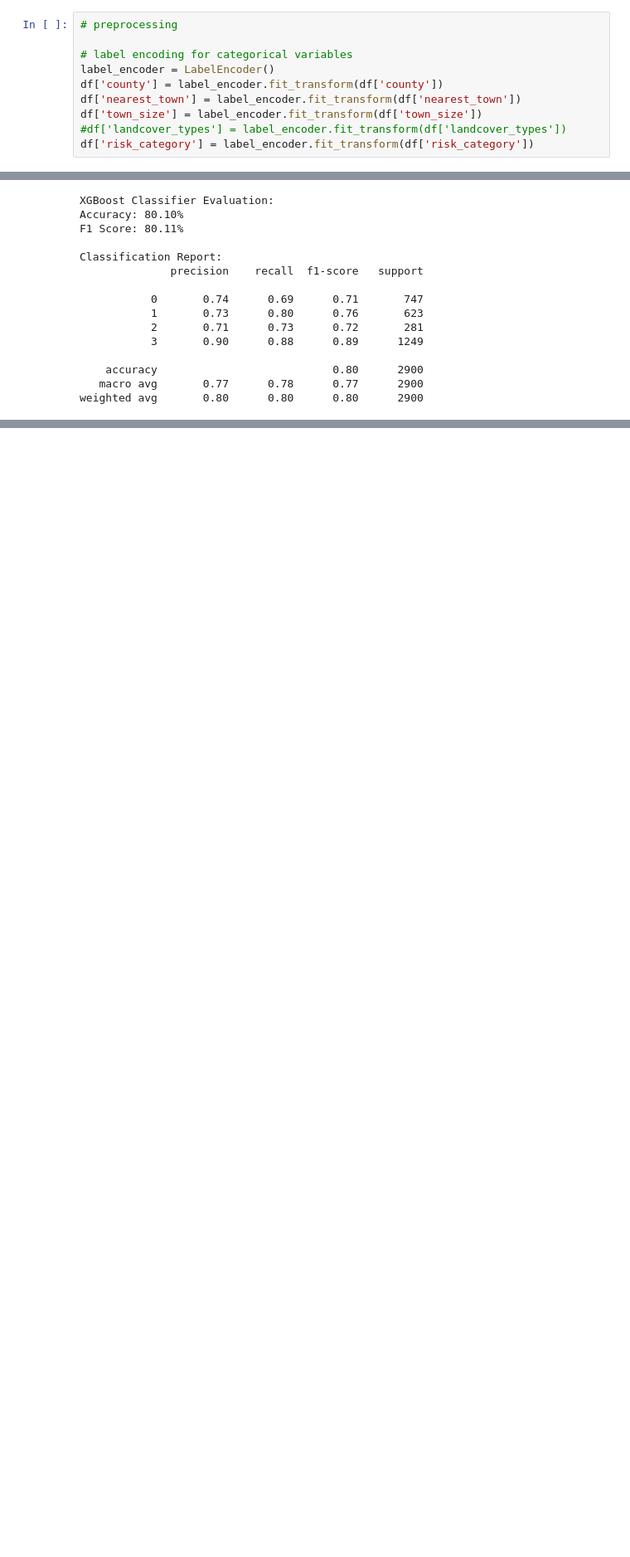
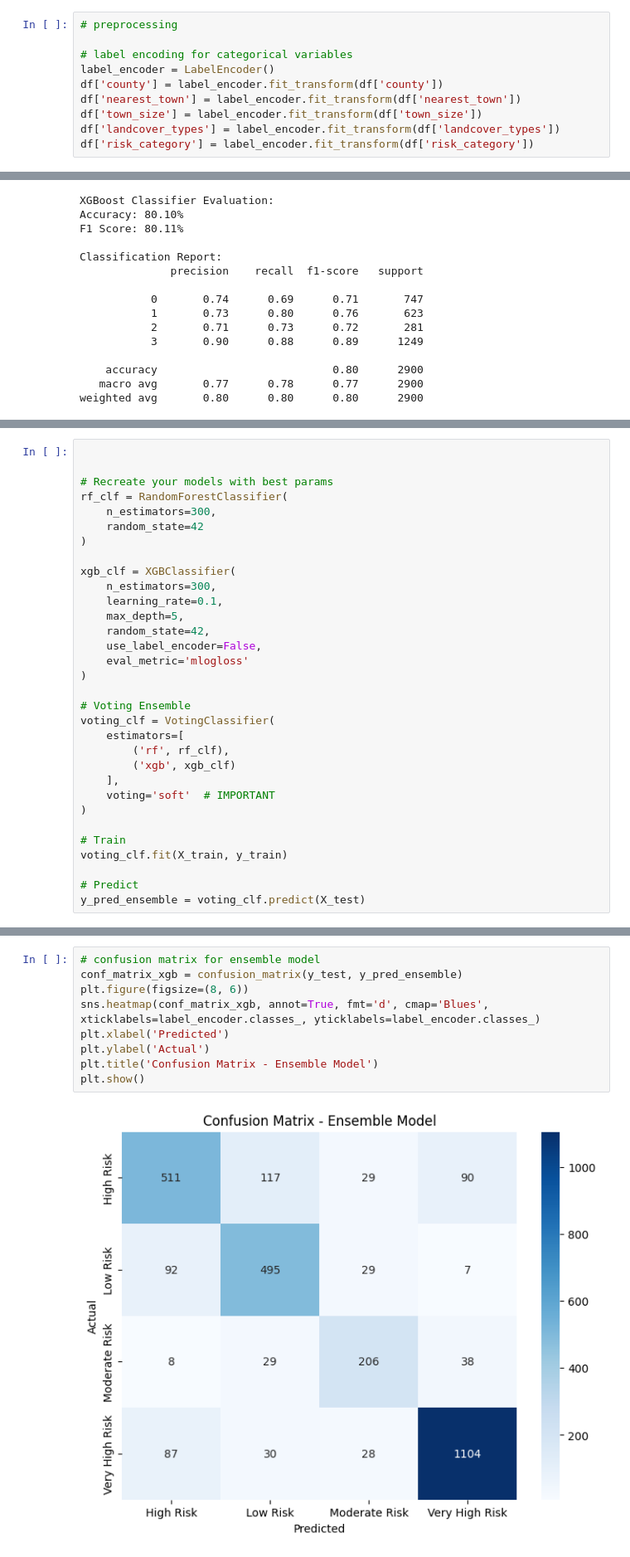
Before and after one commit to kennethnyangweso/Flood-Risk-Analysis-with-GIS, a Jupyter notebook: Modeling Notebook.ipynb, the cells around one changed output, grey strips where cells are left out. Shown at 83% size. Cells and saved outputs as stored; diff of their text form; blank space fills up the shorter version.

```diff
--- a/Modeling Notebook.ipynb
+++ b/Modeling Notebook.ipynb
@@ -35,7 +34,7 @@ label_encoder = LabelEncoder()
 df['county'] = label_encoder.fit_transform(df['county'])
 df['nearest_town'] = label_encoder.fit_transform(df['nearest_town'])
 df['town_size'] = label_encoder.fit_transform(df['town_size'])
-#df['landcover_types'] = label_encoder.fit_transform(df['landcover_types'])
+df['landcover_types'] = label_encoder.fit_transform(df['landcover_types'])
 df['risk_category'] = label_encoder.fit_transform(df['risk_category'])
 # %%
 # train-test split
@@ -167,0 +188,32 @@ plt.show()
+# %%
+
+
+# Recreate your models with best params
+rf_clf = RandomForestClassifier(
+    n_estimators=300,
+    random_state=42
+)
+
+xgb_clf = XGBClassifier(
+    n_estimators=300,
+    learning_rate=0.1,
+    max_depth=5,
+    random_state=42,
+    use_label_encoder=False,
+    eval_metric='mlogloss'
+)
+
+# Voting Ensemble
+voting_clf = VotingClassifier(
+    estimators=[
+        ('rf', rf_clf),
+        ('xgb', xgb_clf)
+    ],
+    voting='soft'  # IMPORTANT
+)
+
+# Train
+voting_clf.fit(X_train, y_train)
+
+# Predict
+y_pred_ensemble = voting_clf.predict(X_test)
@@ -167,0 +235,11 @@ plt.show()
+# %%
+# confusion matrix for ensemble model
+conf_matrix_xgb = confusion_matrix(y_test, y_pred_ensemble)
+plt.figure(figsize=(8, 6))
+sns.heatmap(conf_matrix_xgb, annot=True, fmt='d', cmap='Blues', xticklabels=label_encoder.classes_, yticklabels=label_encoder.classes_)
+plt.xlabel('Predicted')
+plt.ylabel('Actual')
+plt.title('Confusion Matrix - Ensemble Model')
+plt.show()
+# %% [output]
+[figure, added]
```
Also changed, not shown: parts of 46 cells of this notebook.
